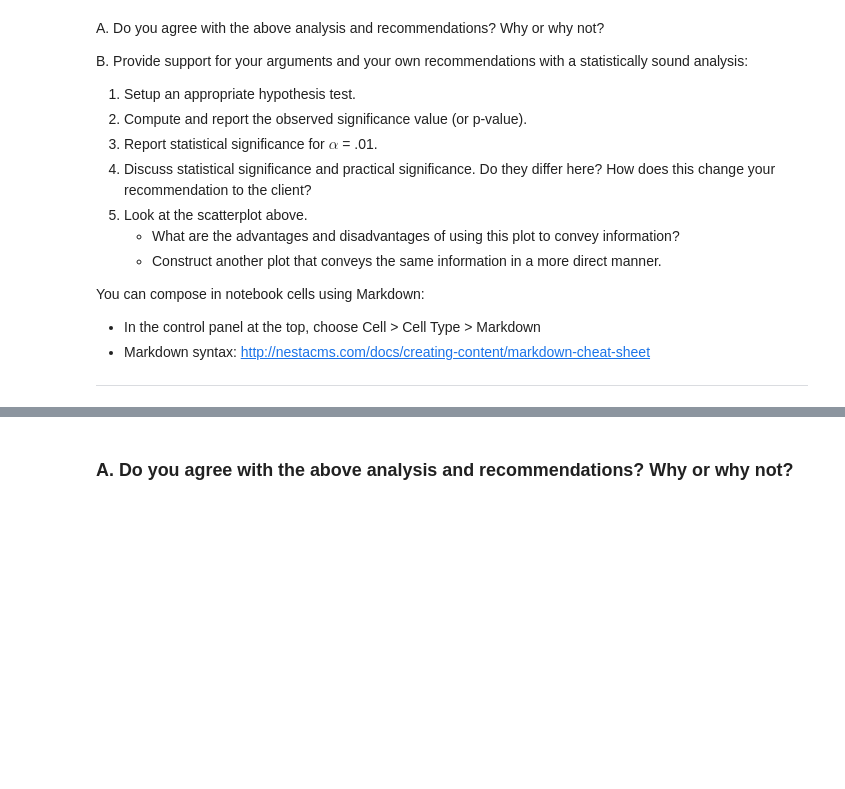
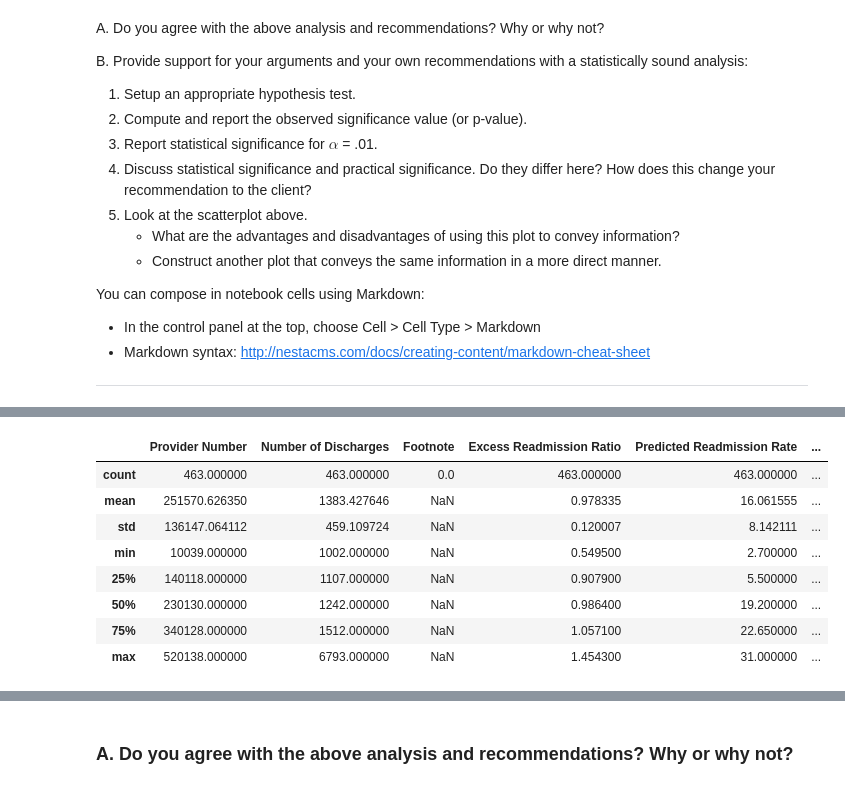
Before and after one commit to davicsilva/dsintensive, a Jupyter notebook: notebooks/eda-miniprojects/hospital_readmit/sliderule_dsi_inferential_statistics_exercise_3.ipynb, the cells around one changed output, grey strips where cells are left out. Saved outputs shown, nothing was run; the diff lists cells and outputs as text; code cells hidden in the pictures; blank space fills up the shorter version.

```diff
--- a/notebooks/eda-miniprojects/hospital_readmit/sliderule_dsi_inferential_statistics_exercise_3.ipynb
+++ b/notebooks/eda-miniprojects/hospital_readmit/sliderule_dsi_inferential_statistics_exercise_3.ipynb
@@ -114,0 +193,12 @@ You can compose in notebook cells using Markdown:
+# %%
+clean_hospital_read_df.loc[clean_hospital_read_df['Number of Discharges'] > 1000].describe()
+# %% [output]
+|  | Provider Number | Number of Discharges | Footnote | Excess Readmission Ratio | Predicted Readmission Rate | ... |
+| count | 463.000000 | 463.000000 | 0.0 | 463.000000 | 463.000000 | ... |
+| mean | 251570.626350 | 1383.427646 | NaN | 0.978335 | 16.061555 | ... |
+| std | 136147.064112 | 459.109724 | NaN | 0.120007 | 8.142111 | ... |
+| min | 10039.000000 | 1002.000000 | NaN | 0.549500 | 2.700000 | ... |
+| 25% | 140118.000000 | 1107.000000 | NaN | 0.907900 | 5.500000 | ... |
+| 50% | 230130.000000 | 1242.000000 | NaN | 0.986400 | 19.200000 | ... |
+| 75% | 340128.000000 | 1512.000000 | NaN | 1.057100 | 22.650000 | ... |
+| max | 520138.000000 | 6793.000000 | NaN | 1.454300 | 31.000000 | ... |
```
Also changed, not shown: parts of 16 cells of this notebook, 4 other files.
